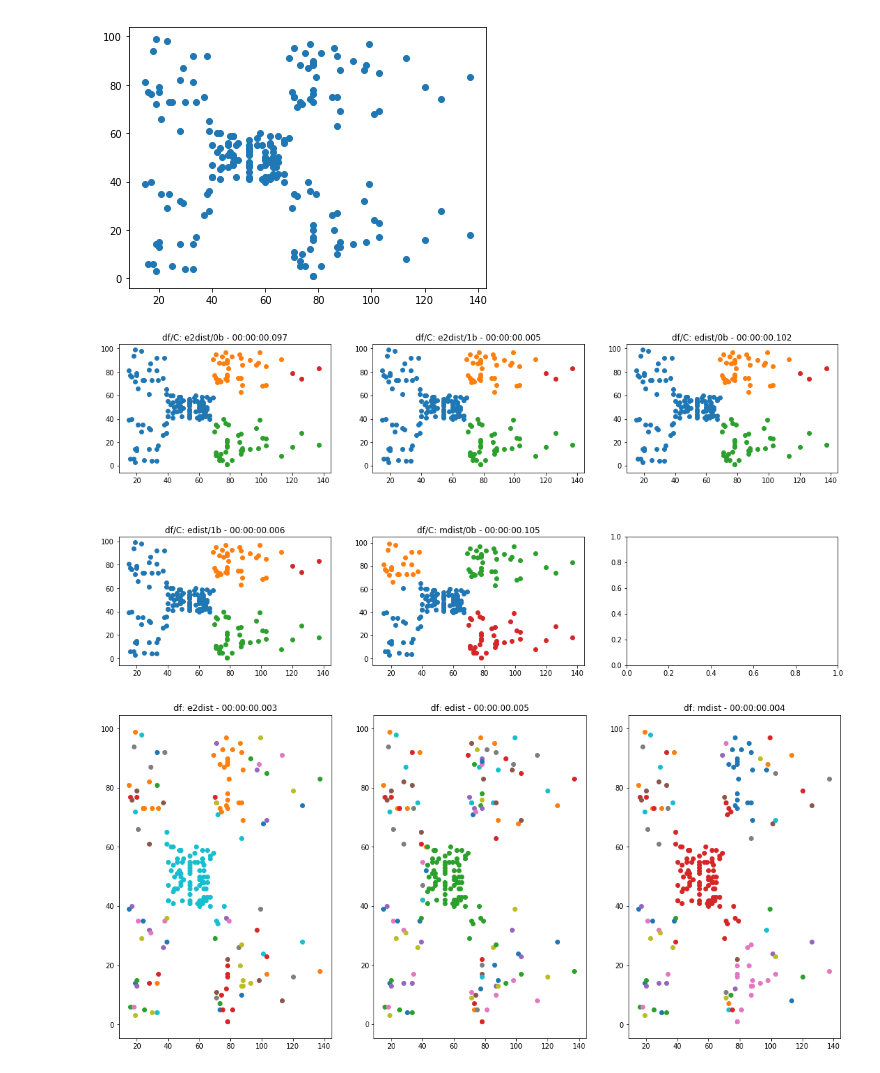
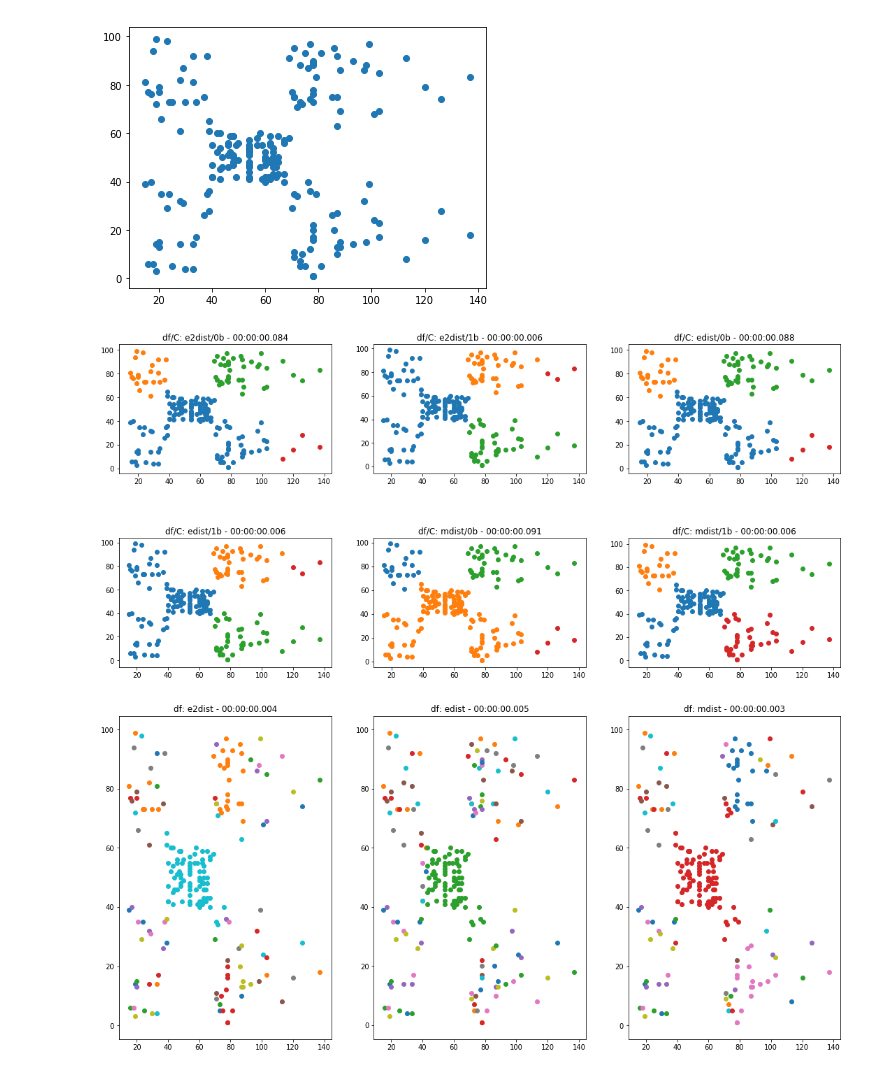
Before and after one commit to KxSystems/ml, a Jupyter notebook: clust/notebooks/clustering.ipynb, the cells around one changed output. Drawn from its saved outputs; the diff is of its cells as text; code cells hidden in the pictures.

```diff
--- a/clust/notebooks/clustering.ipynb
+++ b/clust/notebooks/clustering.ipynb
@@ -61,9 +70,9 @@ plt[`:show][];
 # %% [output]
 [figure]
 # %%
-plot[`cure;d2;-1_(cross/)(4;-1_df;5;1;01b)]
+plot[`cure;d2;(cross/)(4;-1_df;5;1;01b)]
 # %% [output]
-[figure, old version]
+[figure, new version]
 # %%
 plot[`dbscan;d2;(-1_df),'(10 100;40 15;20 19)]
 # %% [output]
```
Also changed, not shown: parts of 17 cells of this notebook, 13 other files.
